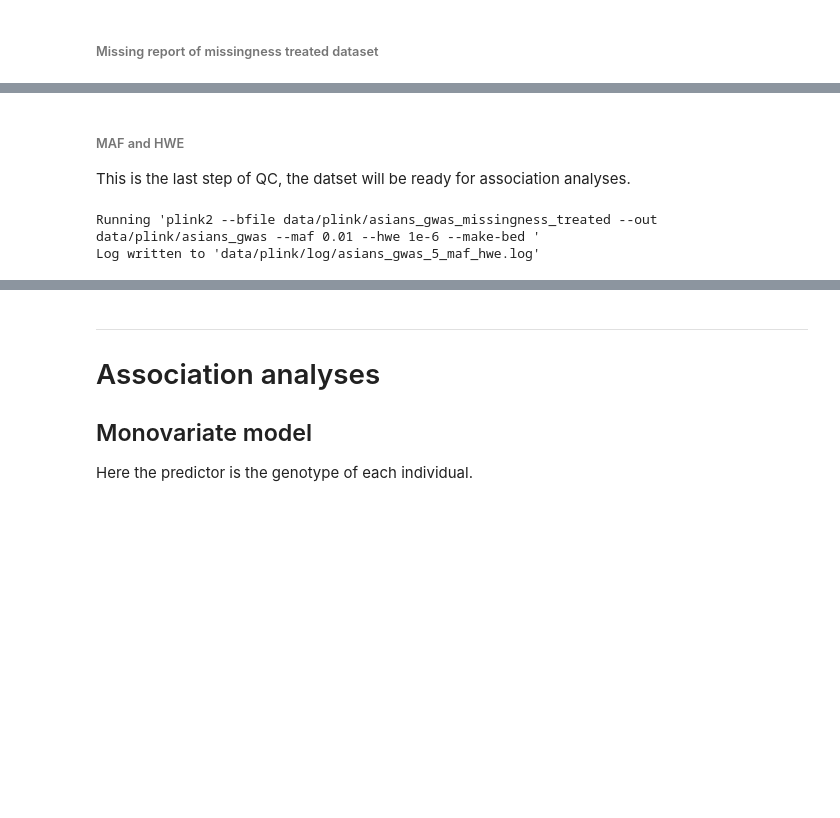
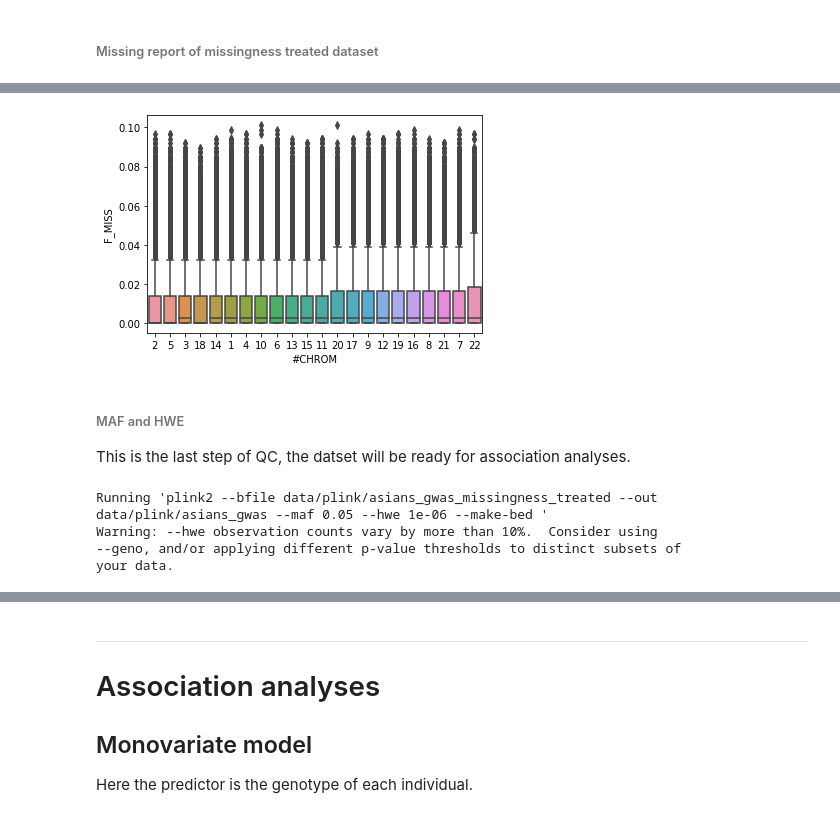
Before and after one commit to matthiaszeller/HBV, a Jupyter notebook: GWAS - Asian individuals.ipynb, the cells around one changed output, grey strips where cells are left out. Drawn from its saved outputs; the diff is of its cells as text; code cells hidden in the pictures; blank space fills up the shorter version.

```diff
--- a/GWAS - Asian individuals.ipynb
+++ b/GWAS - Asian individuals.ipynb
@@ -110,10 +113,20 @@ Log written to 'data/plink/log/asians_gwas_4_missing.log'
+# %%
+dtype = {'F_MISS':float, 'ID':str, '#CHROM':str}
+df_miss_var = pd.read_csv(path_missingness_treated_dataset+'.vmiss', sep='\s+', usecols=['#CHROM', 'ID', 'F_MISS'], dtype=dtype)
+df_miss_chr = df_miss_var.groupby('#CHROM').mean()
+sns.boxplot(x='#CHROM', y='F_MISS', data=df_miss_var, order=df_miss_chr.sort_values(by='F_MISS').index);
+# %% [output]
+[figure, added]
 # %% [markdown]
 ###### MAF and HWE
 
 This is the last step of QC, the datset will be ready for association analyses.
 # %%
-host.run_plink("--maf 0.01 --hwe 1e-6 --make-bed", file=path_missingness_treated_dataset, extension='bed',
+o, e = host.run_plink("--maf "+str(THRESHOLD_MAF)+" --hwe "+str(THRESHOLD_HWE)+" --make-bed",
+               file=path_missingness_treated_dataset, extension='bed',
               out=PATH_ASIANS_GWAS, log_name='asians_gwas_5_maf_hwe');
 # %% [output]
-Running 'plink2 --bfile data/plink/asians_gwas_missingness_treated --out data/plink/asians_gwas --maf 0.01 --hwe 1e-6 --make-bed '
-Log written to 'data/plink/log/asians_gwas_5_maf_hwe.log'
+Running 'plink2 --bfile data/plink/asians_gwas_missingness_treated --out data/plink/asians_gwas --maf 0.05 --hwe 1e-06 --make-bed '
+Warning: --hwe observation counts vary by more than 10%.  Consider using
+--geno, and/or applying different p-value thresholds to distinct subsets of
+your data.
```
Also changed, not shown: parts of 23 cells of this notebook, 1 other file.
